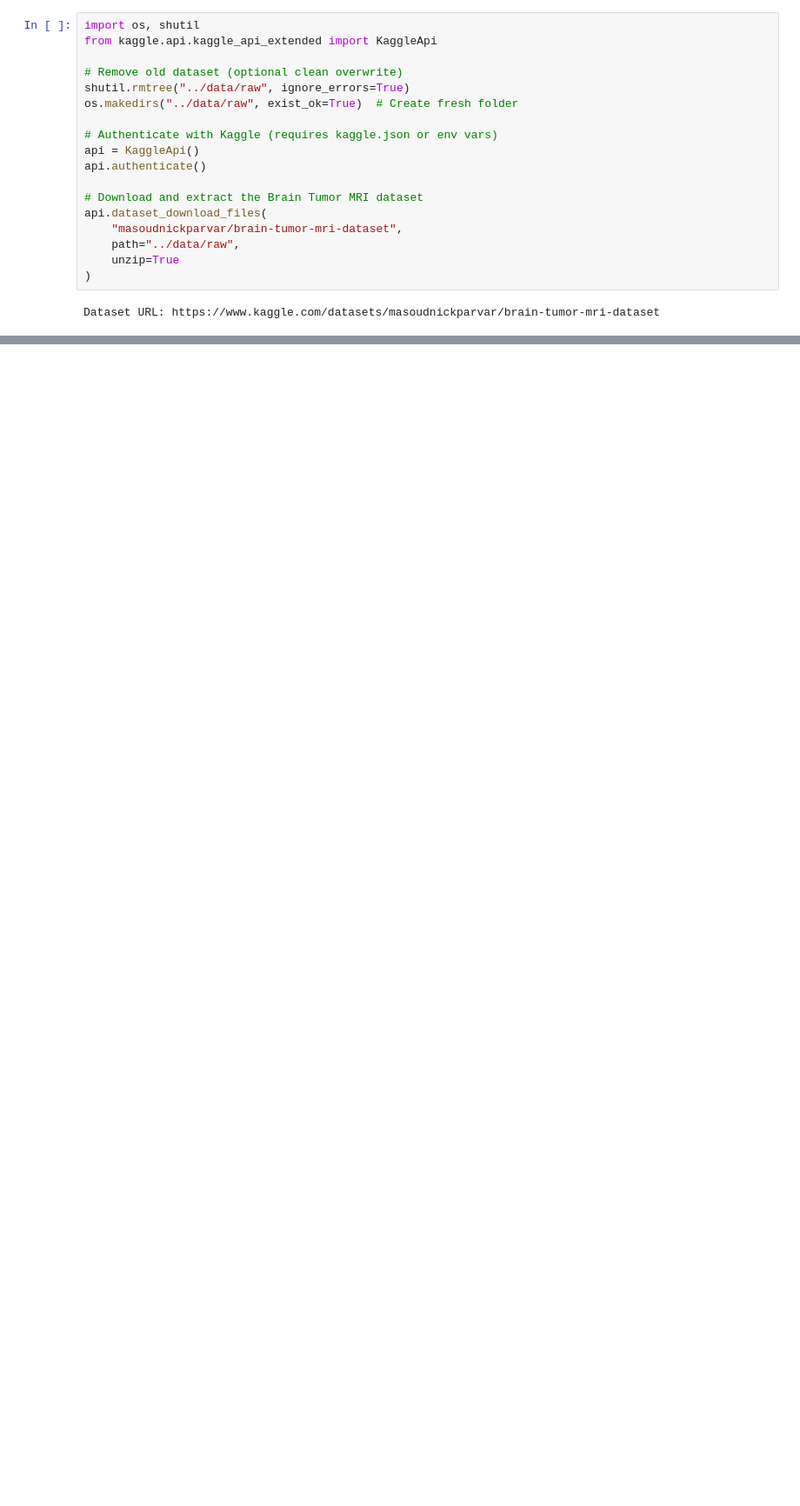
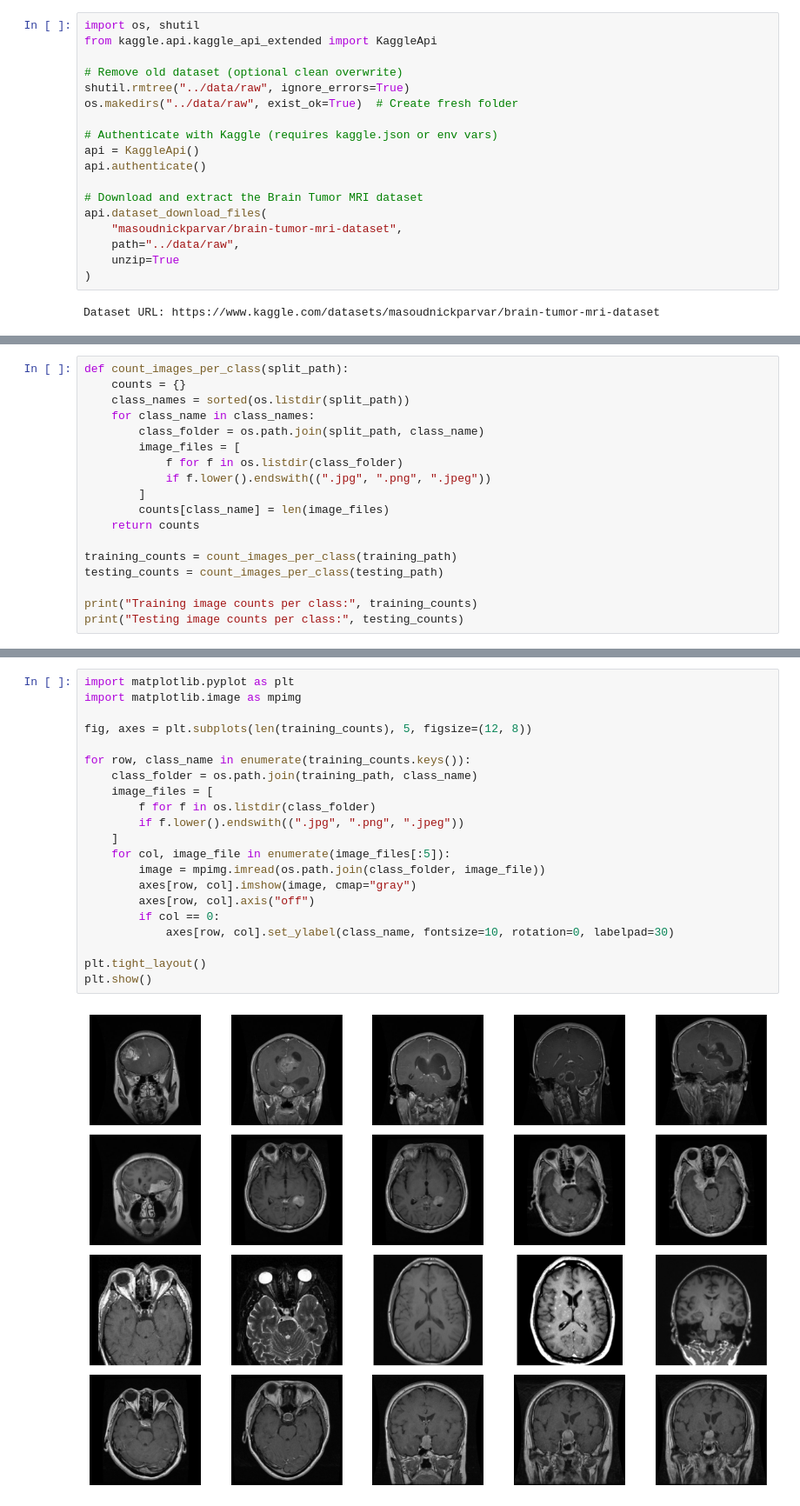
Before and after one commit to John-JonSteyn/BrainTumorMRIScikitLearnClassification, a Jupyter notebook: notebooks/brain_tumor_baseline.ipynb, the cells around one changed output, grey strips where cells are left out. Shown at 87% size. Saved outputs shown, nothing was run; the diff lists cells and outputs as text; blank space fills up the shorter version.

```diff
--- a/notebooks/brain_tumor_baseline.ipynb
+++ b/notebooks/brain_tumor_baseline.ipynb
@@ -91,0 +121,18 @@ Dataset URL: https://www.kaggle.com/datasets/masoudnickparvar/brain-tumor-mri-da
+# %%
+def count_images_per_class(split_path):
+    counts = {}
+    class_names = sorted(os.listdir(split_path))
+    for class_name in class_names:
+        class_folder = os.path.join(split_path, class_name)
+        image_files = [
+            f for f in os.listdir(class_folder)
+            if f.lower().endswith((".jpg", ".png", ".jpeg"))
+        ]
+        counts[class_name] = len(image_files)
+    return counts
+
+training_counts = count_images_per_class(training_path)
+testing_counts = count_images_per_class(testing_path)
+
+print("Training image counts per class:", training_counts)
+print("Testing image counts per class:", testing_counts)
@@ -91,0 +146,23 @@ Dataset URL: https://www.kaggle.com/datasets/masoudnickparvar/brain-tumor-mri-da
+# %%
+import matplotlib.pyplot as plt
+import matplotlib.image as mpimg
+
+fig, axes = plt.subplots(len(training_counts), 5, figsize=(12, 8))
+
+for row, class_name in enumerate(training_counts.keys()):
+    class_folder = os.path.join(training_path, class_name)
+    image_files = [
+        f for f in os.listdir(class_folder)
+        if f.lower().endswith((".jpg", ".png", ".jpeg"))
+    ]
+    for col, image_file in enumerate(image_files[:5]):
+        image = mpimg.imread(os.path.join(class_folder, image_file))
+        axes[row, col].imshow(image, cmap="gray")
+        axes[row, col].axis("off")
+        if col == 0:
+            axes[row, col].set_ylabel(class_name, fontsize=10, rotation=0, labelpad=30)
+
+plt.tight_layout()
+plt.show()
+# %% [output]
+[figure, added]
```
Also changed, not shown: parts of 6 cells of this notebook.
